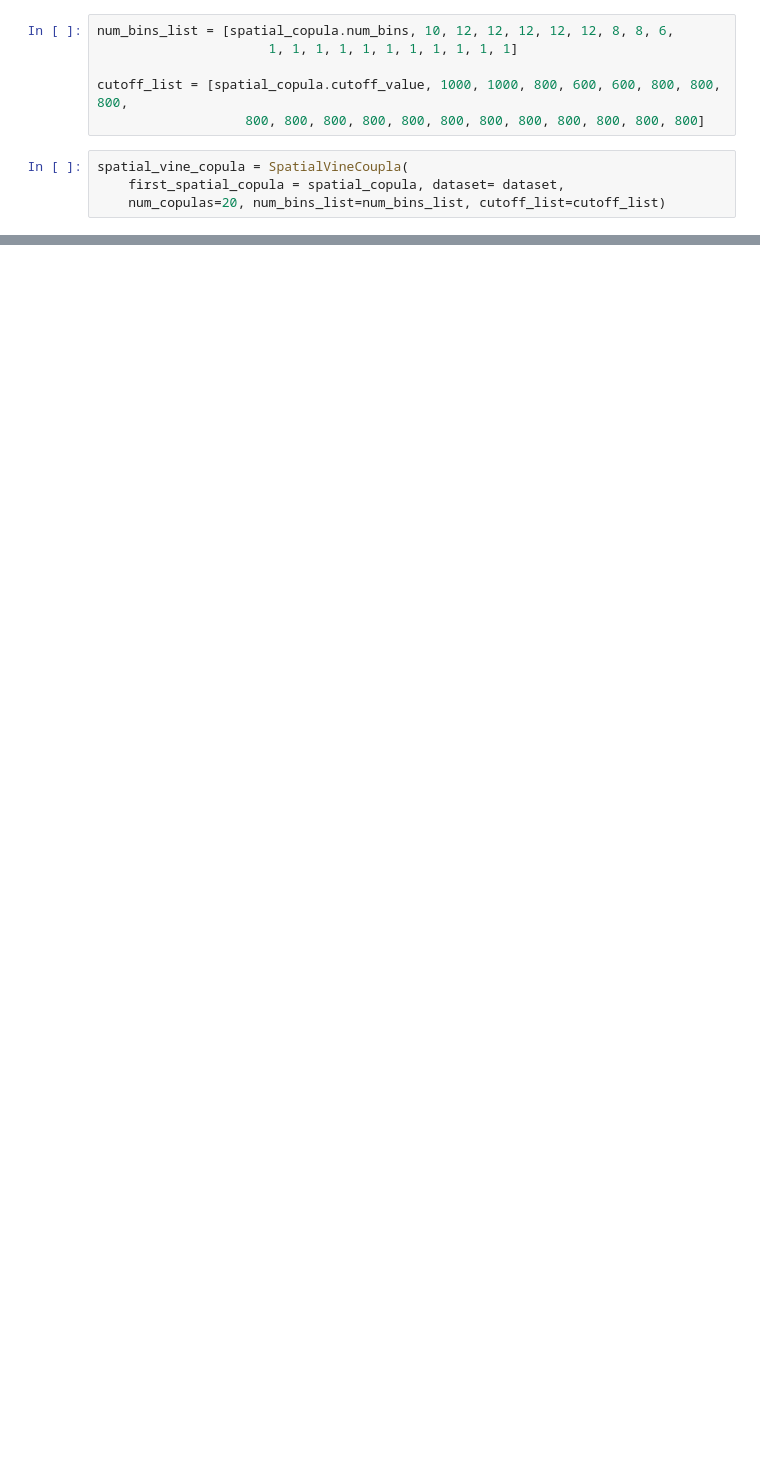
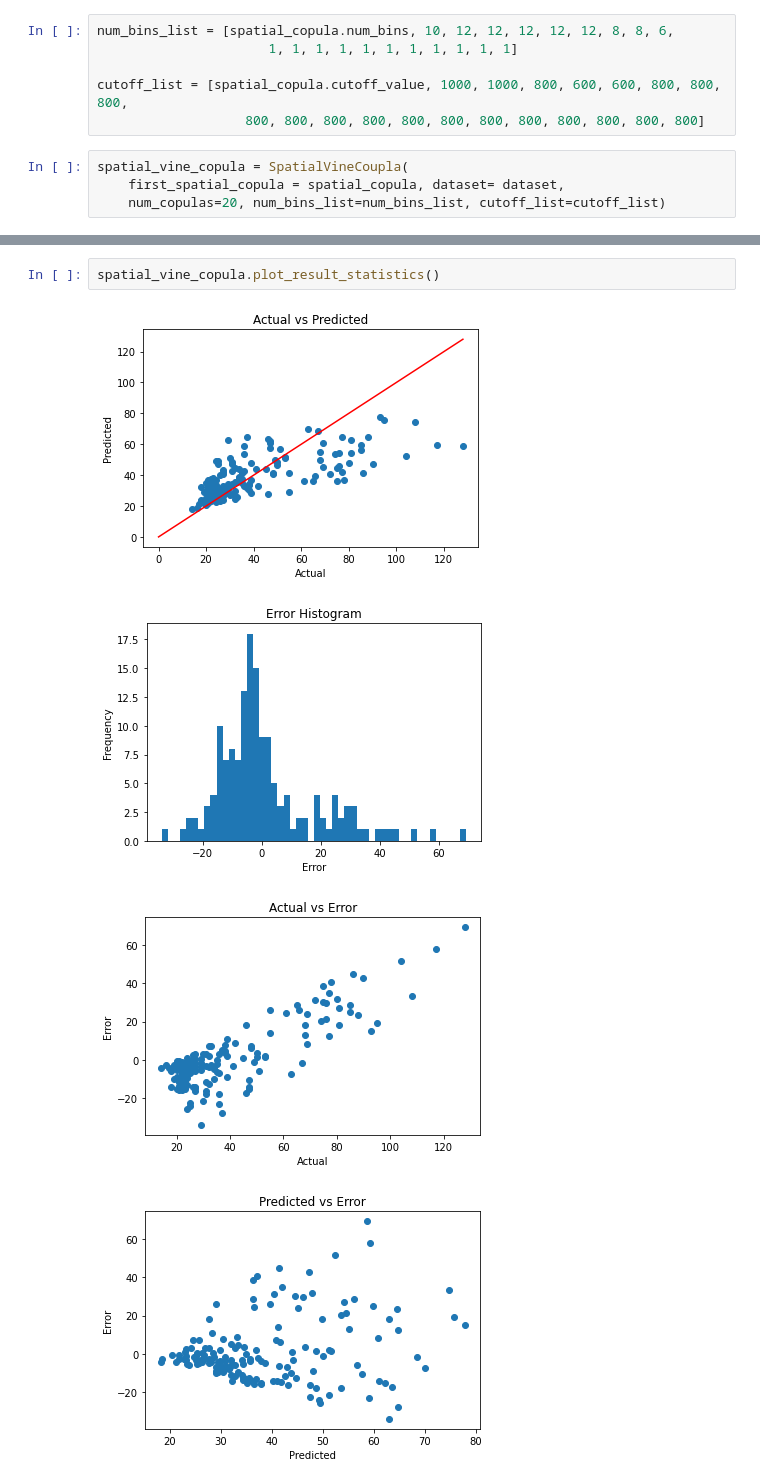
Before and after one commit to SSolarski/spatialvinecopula, a Jupyter notebook: Spatial_Vine_Copulas.ipynb, the cells around one changed output, grey strips where cells are left out. Drawn from its saved outputs; the diff is of its cells as text; blank space fills up the shorter version.

```diff
--- a/Spatial_Vine_Copulas.ipynb
+++ b/Spatial_Vine_Copulas.ipynb
@@ -166,0 +156,7 @@ spatial_vine_copula.plot_predicted_data()
+# %%
+spatial_vine_copula.plot_result_statistics()
+# %% [output]
+[figure, added]
+[figure, added]
+[figure, added]
+[figure, added]
```
Also changed, not shown: parts of 13 cells of this notebook, 2 other files.
